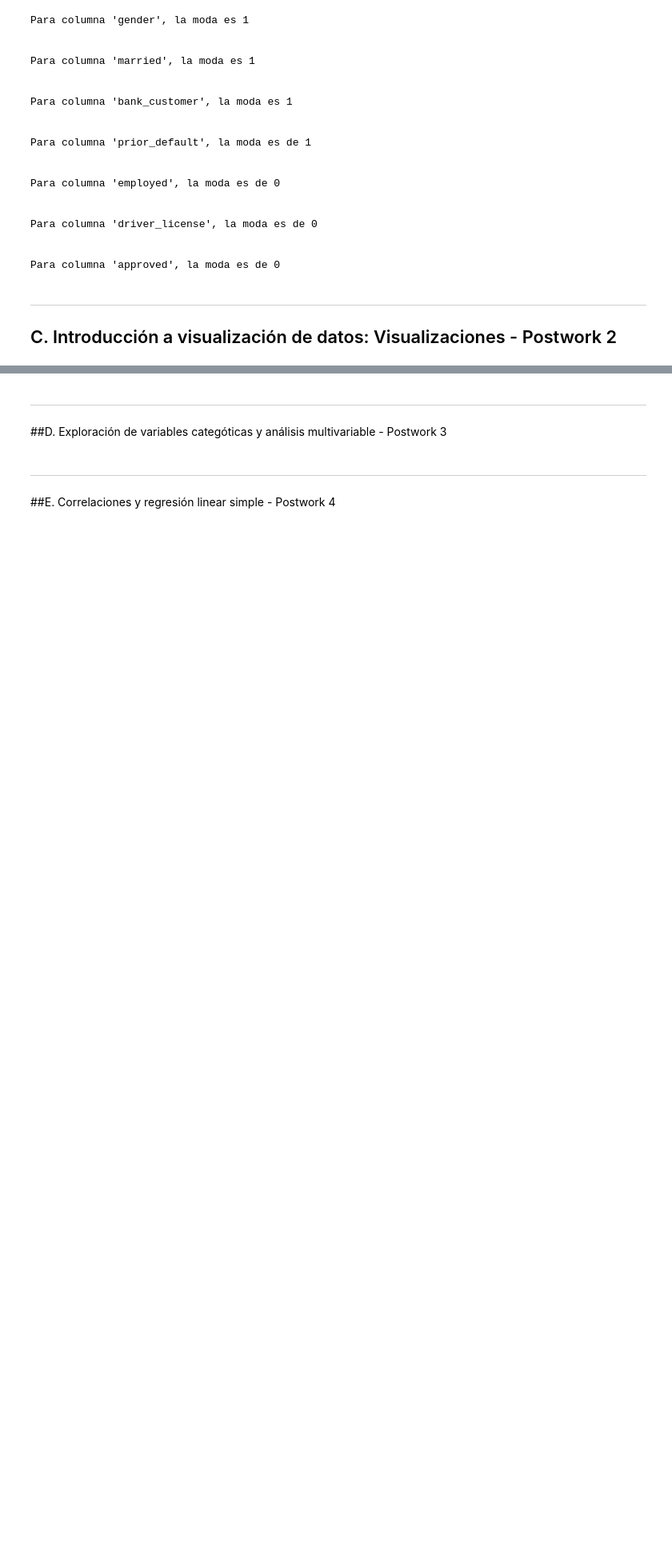
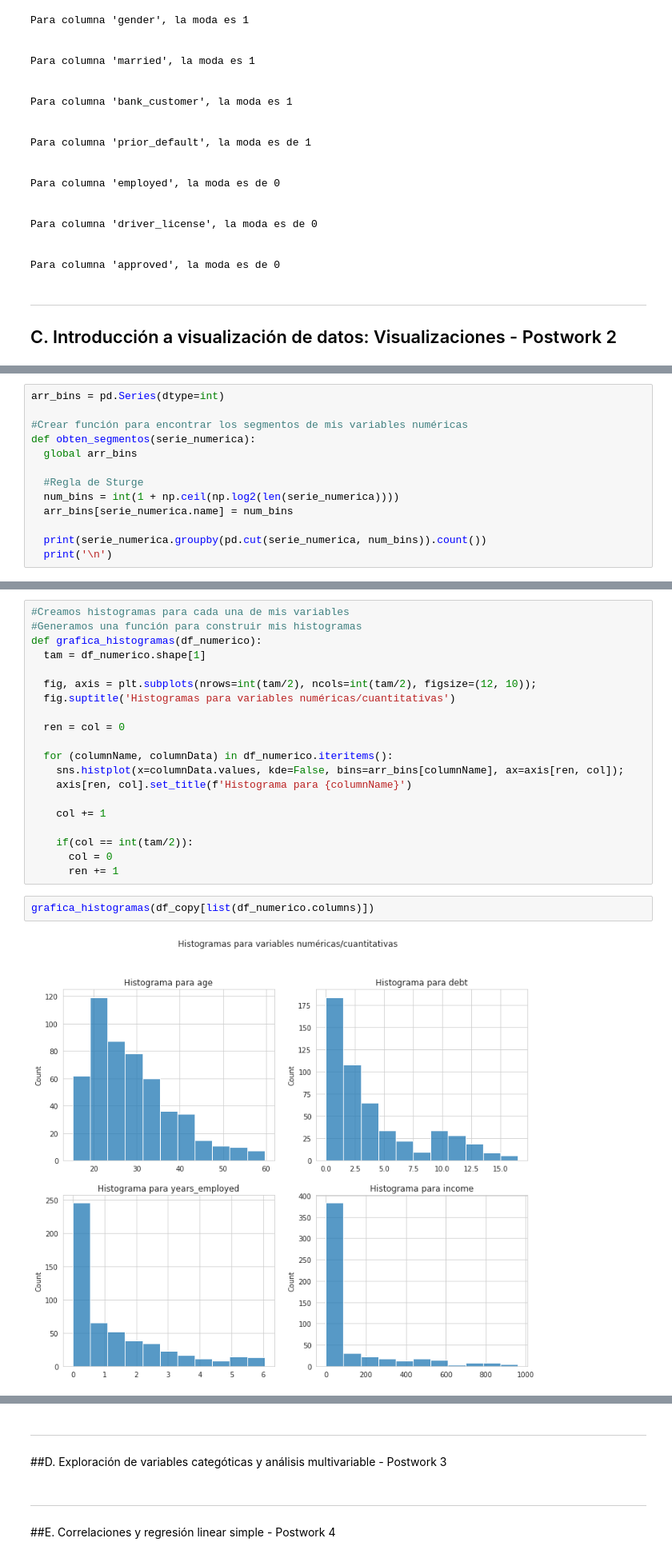
Before and after one commit to HanniaMele/bedu-equipo4-dataScience-M4, a Jupyter notebook: FinalProject_M4.ipynb, the cells around one changed output, grey strips where cells are left out. Shown: that part at 80% size. Cells and saved outputs as stored; diff of their text form; blank space fills up the shorter version.

```diff
--- a/FinalProject_M4.ipynb
+++ b/FinalProject_M4.ipynb
@@ -484,0 +627,13 @@ Para columna 'approved', la moda es de 0
+# %%
+arr_bins = pd.Series(dtype=int)
+
+#Crear función para encontrar los segmentos de mis variables numéricas
+def obten_segmentos(serie_numerica):
+  global arr_bins
+
+  #Regla de Sturge
+  num_bins = int(1 + np.ceil(np.log2(len(serie_numerica))))
+  arr_bins[serie_numerica.name] = num_bins
+
+  print(serie_numerica.groupby(pd.cut(serie_numerica, num_bins)).count())
+  print('\n')
@@ -484,0 +661,24 @@ Para columna 'approved', la moda es de 0
+# %%
+#Creamos histogramas para cada una de mis variables
+#Generamos una función para construir mis histogramas
+def grafica_histogramas(df_numerico):
+  tam = df_numerico.shape[1]
+
+  fig, axis = plt.subplots(nrows=int(tam/2), ncols=int(tam/2), figsize=(12, 10));
+  fig.suptitle('Histogramas para variables numéricas/cuantitativas')
+
+  ren = col = 0
+
+  for (columnName, columnData) in df_numerico.iteritems():
+    sns.histplot(x=columnData.values, kde=False, bins=arr_bins[columnName], ax=axis[ren, col]);
+    axis[ren, col].set_title(f'Histograma para {columnName}')
+
+    col += 1
+
+    if(col == int(tam/2)):
+      col = 0
+      ren += 1
+# %%
+grafica_histogramas(df_copy[list(df_numerico.columns)])
+# %% [output]
+[figure, added]
```
Also changed, not shown: parts of 19 cells of this notebook.
